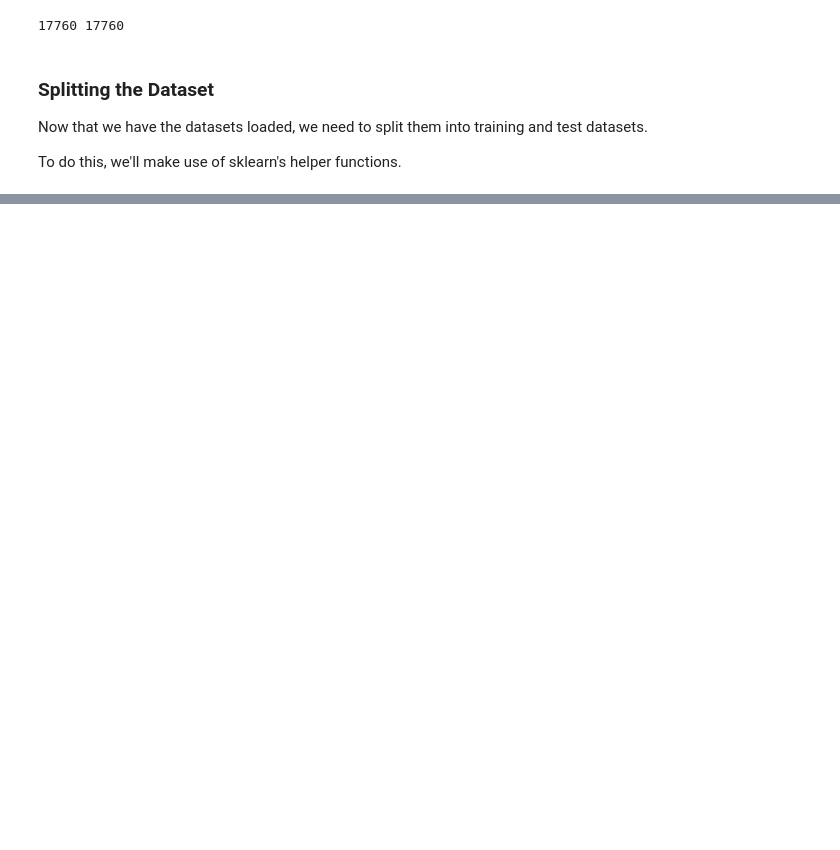
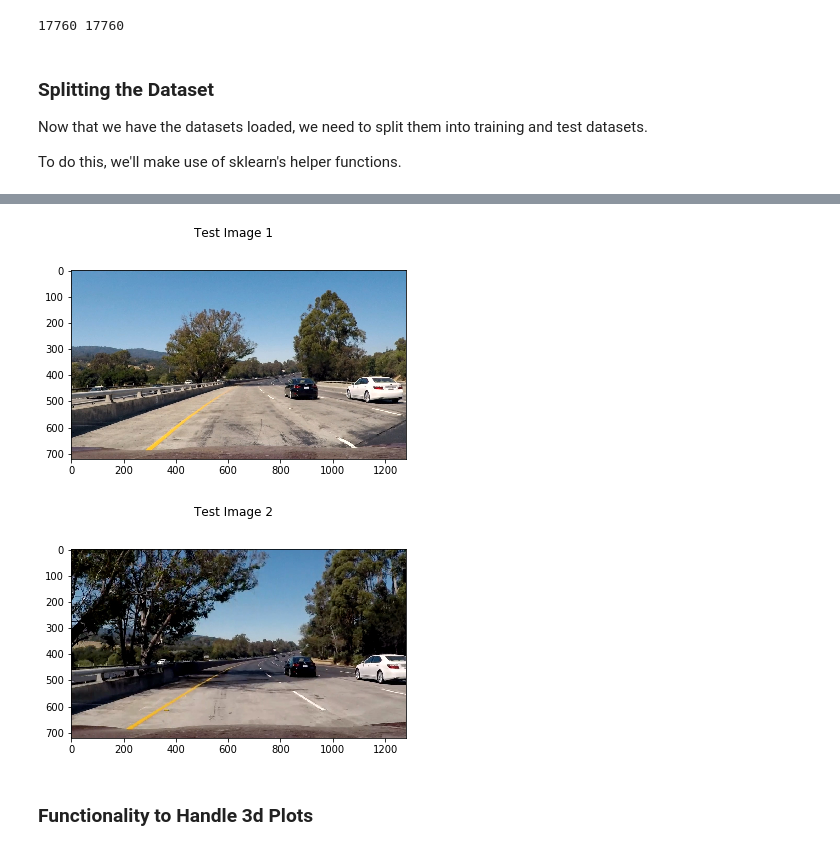
Before and after one commit to hlfshell/Udacity-CarND-VehicleDetection, a Jupyter notebook: Vehicle Detection Project.ipynb, the cells around one changed output, grey strips where cells are left out. Saved outputs shown, nothing was run; the diff lists cells and outputs as text; code cells hidden in the pictures; blank space fills up the shorter version.

```diff
--- a/Vehicle Detection Project.ipynb
+++ b/Vehicle Detection Project.ipynb
@@ -116,0 +125,18 @@ X_train, X_test, y_train, y_test = train_test_split(features, labels, test_size=
+# %%
+# Load up two test images
+test_img1 = cv2.cvtColor(cv2.imread("./test_images/test1.jpg"), cv2.COLOR_BGR2RGB)
+test_img2 = cv2.cvtColor(cv2.imread("./test_images/test5.jpg"), cv2.COLOR_BGR2RGB)
+
+plt.figure()
+plt.suptitle("Test Image 1")
+plt.imshow(test_img1)
+plt.show()
+plt.figure()
+plt.suptitle("Test Image 2")
+plt.imshow(test_img2)
+plt.show()
+# %% [output]
+[figure, added]
+[figure, added]
+# %% [markdown]
+### Functionality to Handle 3d Plots
```
Also changed, not shown: parts of 17 cells of this notebook.
